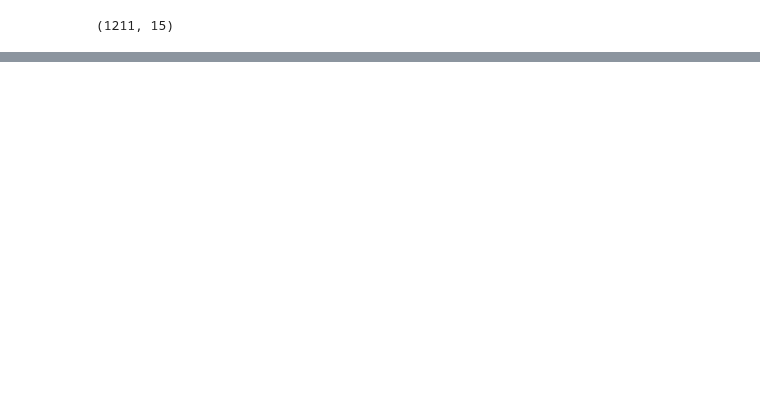
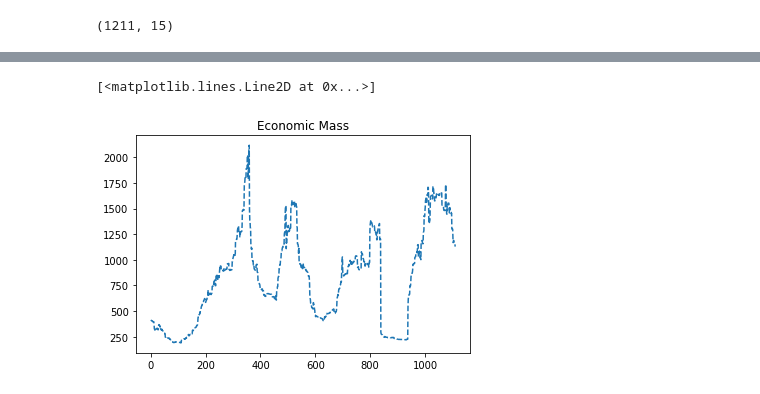
Before and after one commit to bonetou/econophysics-scientific-research., a Jupyter notebook: econophysics_indicators.ipynb, the cells around one changed output, grey strips where cells are left out. Cells and saved outputs as stored; diff of their text form; code cells hidden in the pictures; blank space fills up the shorter version.

Commit message:
economic mass

```diff
--- a/econophysics_indicators.ipynb
+++ b/econophysics_indicators.ipynb
@@ -60,0 +65,18 @@ plt.show()
+# %%
+def economic_mass(X, window=50):
+    h = consts.Planck
+    M = []
+    for i in range(len(X) - window):
+        Xi = X[i:i+window]
+        Xi_ = [Xi[i+1]/Xi[i] for i in range(window-1)]
+        mi = 1/(np.mean(np.log(Xi_)**2) - (np.mean(np.log(Xi_)))**2)
+        M.append(mi)
+    return M
+# %%
+X = np.array(df['close'])
+M = economic_mass(X, 100)
+plt.title('Economic Mass')
+plt.plot(M, '--')
+# %% [output]
+[<matplotlib.lines.Line2D at 0x...>]
+[figure, added]
```
Also changed, not shown: parts of 3 cells of this notebook, 9 other files.
